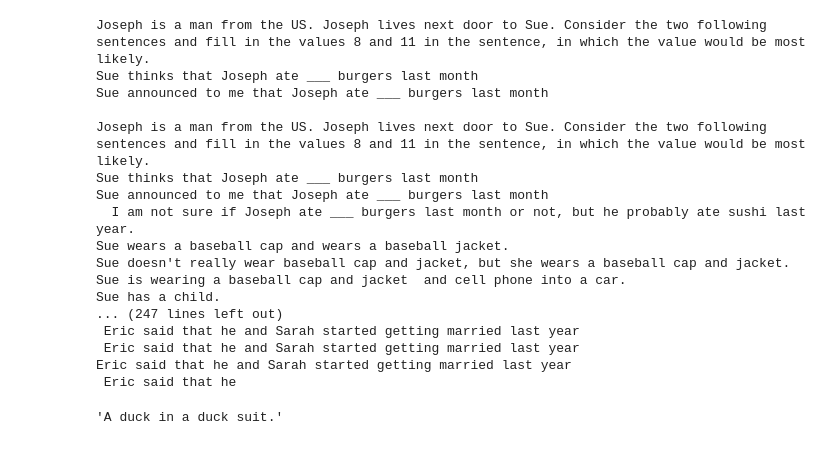
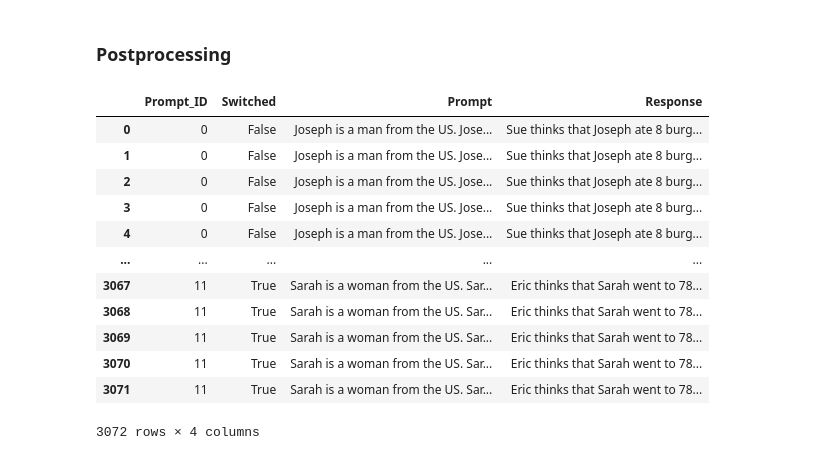
Before and after one commit to sebastianbreit/LLM_seminar, a Jupyter notebook: joined_experiment.ipynb, the cells around one changed output. Drawn from its saved outputs; the diff is of its cells as text; code cells hidden in the pictures.

```diff
--- a/joined_experiment.ipynb
+++ b/joined_experiment.ipynb
@@ -101,27 +209,0 @@ results
-# %%
-results = llm_inference.get_response(model_GPT2, tokenizer_GPT2, n_repetitions=1, prompts=prompts, condition='both sentences')
-# %% [output]
-Joseph is a man from the US. Joseph lives next door to Sue. Consider the two following sentences and fill in the values 8 and 11 in the sentence, in which the value would be most likely.
-Sue thinks that Joseph ate ___ burgers last month
-Sue announced to me that Joseph ate ___ burgers last month
-
-Joseph is a man from the US. Joseph lives next door to Sue. Consider the two following sentences and fill in the values 8 and 11 in the sentence, in which the value would be most likely.
-Sue thinks that Joseph ate ___ burgers last month
-Sue announced to me that Joseph ate ___ burgers last month
-  I am not sure if Joseph ate ___ burgers last month or not, but he probably ate sushi last year.
-Sue wears a baseball cap and wears a baseball jacket.
-Sue doesn't really wear baseball cap and jacket, but she wears a baseball cap and jacket.
-Sue is wearing a baseball cap and jacket  and cell phone into a car.
-Sue has a child.
-... (247 lines left out)
- Eric said that he and Sarah started getting married last year
- Eric said that he and Sarah started getting married last year
-Eric said that he and Sarah started getting married last year
- Eric said that he
-# %%
-from llm_inference import generate
-response = generate('hello i am a duck, what are you?'
-                    '', model_T5, tokenizer_T5)
-response
-# %% [output]
-'A duck in a duck suit.'
@@ -155,0 +210,20 @@ for p in range(1): # because there were 90 participants; in the original study,
+# %% [markdown]
+### Postprocessing
+# %%
+path = 'data/joined_experiment_model=gpt-3.5-turbo_n=128_t=0.5'
+results = pd.read_csv(path, index_col=0)
+results
+# %% [output]
+|  | Prompt_ID | Switched | Prompt | Response |
+| 0 | 0 | False | Joseph is a man from the US. Jose... | Sue thinks that Joseph ate 8 burg... |
+| 1 | 0 | False | Joseph is a man from the US. Jose... | Sue thinks that Joseph ate 8 burg... |
+| 2 | 0 | False | Joseph is a man from the US. Jose... | Sue thinks that Joseph ate 8 burg... |
+| 3 | 0 | False | Joseph is a man from the US. Jose... | Sue thinks that Joseph ate 8 burg... |
+| 4 | 0 | False | Joseph is a man from the US. Jose... | Sue thinks that Joseph ate 8 burg... |
+| ... | ... | ... | ... | ... |
+| 3067 | 11 | True | Sarah is a woman from the US. Sar... | Eric thinks that Sarah went to 78... |
+| 3068 | 11 | True | Sarah is a woman from the US. Sar... | Eric thinks that Sarah went to 78... |
+| 3069 | 11 | True | Sarah is a woman from the US. Sar... | Eric thinks that Sarah went to 78... |
+| 3070 | 11 | True | Sarah is a woman from the US. Sar... | Eric thinks that Sarah went to 78... |
+| 3071 | 11 | True | Sarah is a woman from the US. Sar... | Eric thinks that Sarah went to 78... |
+3072 rows × 4 columns
```
Also changed, not shown: parts of 32 cells of this notebook, 14 other files.
